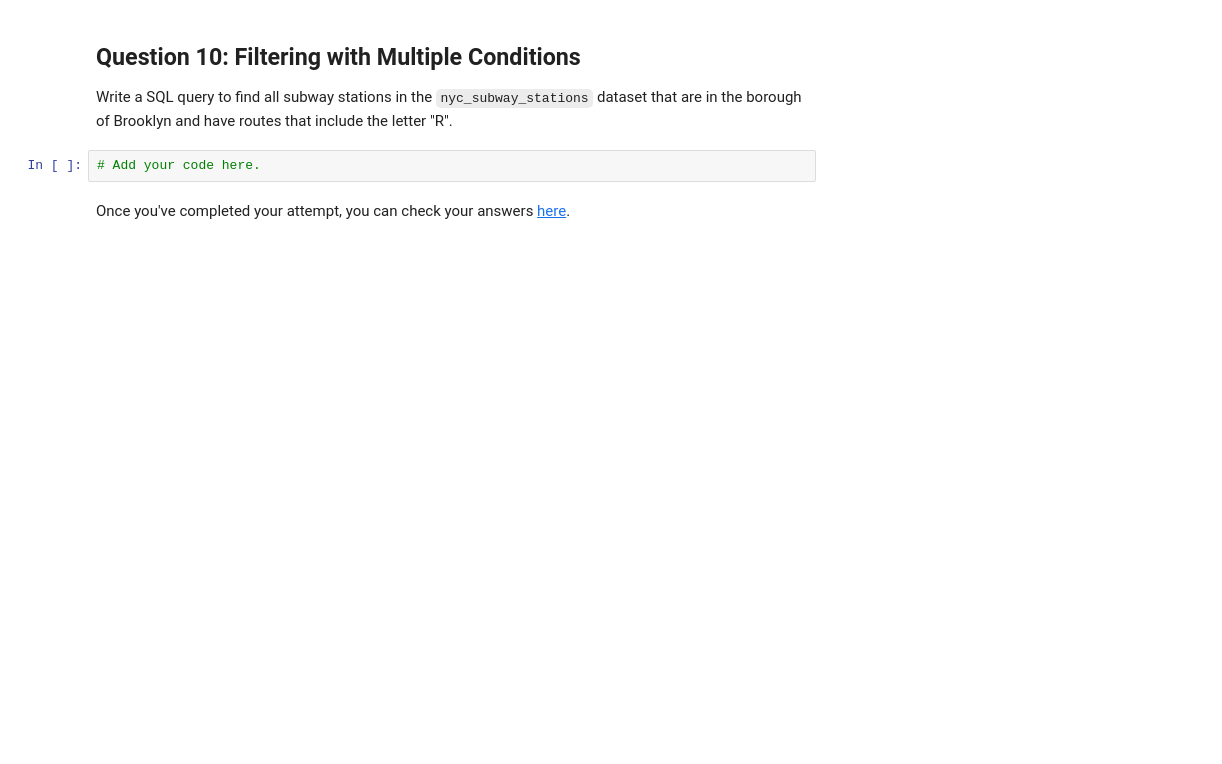
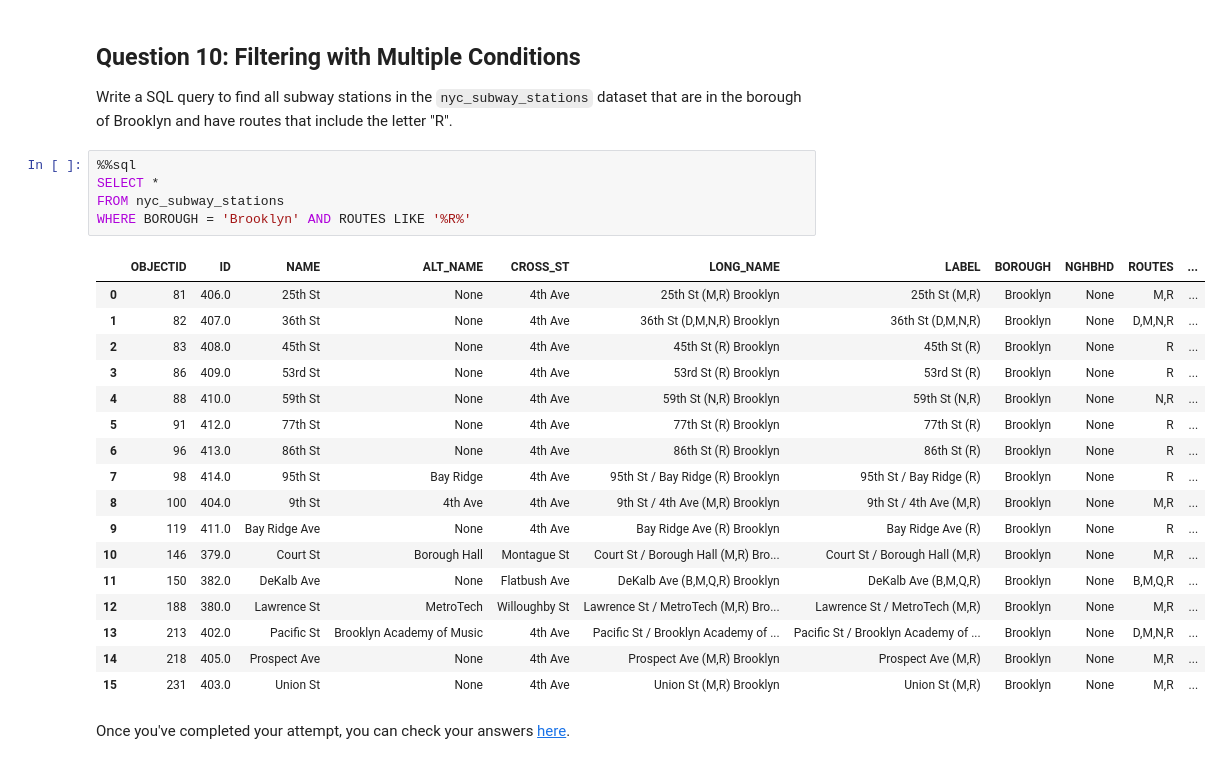
Before and after one commit to ceryse/bsabd, a Jupyter notebook: notebooks/W02_lab.ipynb, the cells around one changed output. Cells and saved outputs as stored; diff of their text form; blank space fills up the shorter version.

```diff
--- a/notebooks/W02_lab.ipynb
+++ b/notebooks/W02_lab.ipynb
@@ -185,6 +207,27 @@ Write a SQL query to display the names of subway stations in the `nyc_subway_sta
 
 Write a SQL query to find all subway stations in the `nyc_subway_stations` dataset that are in the borough of Brooklyn and have routes that include the letter "R".
 # %%
-# Add your code here.
+%%sql
+SELECT *
+FROM nyc_subway_stations
+WHERE BOROUGH = 'Brooklyn' AND ROUTES LIKE '%R%'
+# %% [output]
+|  | OBJECTID | ID | NAME | ALT_NAME | CROSS_ST | LONG_NAME | LABEL | BOROUGH | NGHBHD | ROUTES | ... |
+| 0 | 81 | 406.0 | 25th St | None | 4th Ave | 25th St (M,R) Brooklyn | 25th St (M,R) | Brooklyn | None | M,R | ... |
+| 1 | 82 | 407.0 | 36th St | None | 4th Ave | 36th St (D,M,N,R) Brooklyn | 36th St (D,M,N,R) | Brooklyn | None | D,M,N,R | ... |
+| 2 | 83 | 408.0 | 45th St | None | 4th Ave | 45th St (R) Brooklyn | 45th St (R) | Brooklyn | None | R | ... |
+| 3 | 86 | 409.0 | 53rd St | None | 4th Ave | 53rd St (R) Brooklyn | 53rd St (R) | Brooklyn | None | R | ... |
+| 4 | 88 | 410.0 | 59th St | None | 4th Ave | 59th St (N,R) Brooklyn | 59th St (N,R) | Brooklyn | None | N,R | ... |
+| 5 | 91 | 412.0 | 77th St | None | 4th Ave | 77th St (R) Brooklyn | 77th St (R) | Brooklyn | None | R | ... |
+| 6 | 96 | 413.0 | 86th St | None | 4th Ave | 86th St (R) Brooklyn | 86th St (R) | Brooklyn | None | R | ... |
+| 7 | 98 | 414.0 | 95th St | Bay Ridge | 4th Ave | 95th St / Bay Ridge (R) Brooklyn | 95th St / Bay Ridge (R) | Brooklyn | None | R | ... |
+| 8 | 100 | 404.0 | 9th St | 4th Ave | 4th Ave | 9th St / 4th Ave (M,R) Brooklyn | 9th St / 4th Ave (M,R) | Brooklyn | None | M,R | ... |
+| 9 | 119 | 411.0 | Bay Ridge Ave | None | 4th Ave | Bay Ridge Ave (R) Brooklyn | Bay Ridge Ave (R) | Brooklyn | None | R | ... |
+| 10 | 146 | 379.0 | Court St | Borough Hall | Montague St | Court St / Borough Hall (M,R) Bro... | Court St / Borough Hall (M,R) | Brooklyn | None | M,R | ... |
+| 11 | 150 | 382.0 | DeKalb Ave | None | Flatbush Ave | DeKalb Ave (B,M,Q,R) Brooklyn | DeKalb Ave (B,M,Q,R) | Brooklyn | None | B,M,Q,R | ... |
+| 12 | 188 | 380.0 | Lawrence St | MetroTech | Willoughby St | Lawrence St / MetroTech (M,R) Bro... | Lawrence St / MetroTech (M,R) | Brooklyn | None | M,R | ... |
+| 13 | 213 | 402.0 | Pacific St | Brooklyn Academy of Music | 4th Ave | Pacific St / Brooklyn Academy of ... | Pacific St / Brooklyn Academy of ... | Brooklyn | None | D,M,N,R | ... |
+| 14 | 218 | 405.0 | Prospect Ave | None | 4th Ave | Prospect Ave (M,R) Brooklyn | Prospect Ave (M,R) | Brooklyn | None | M,R | ... |
+| 15 | 231 | 403.0 | Union St | None | 4th Ave | Union St (M,R) Brooklyn | Union St (M,R) | Brooklyn | None | M,R | ... |
 # %% [markdown]
 Once you've completed your attempt, you can check your answers [here](https://github.com/oballinger/CASA0025/blob/main/notebooks/W02_lab_solution.ipynb).
```
Also changed, not shown: parts of 3 cells of this notebook.
